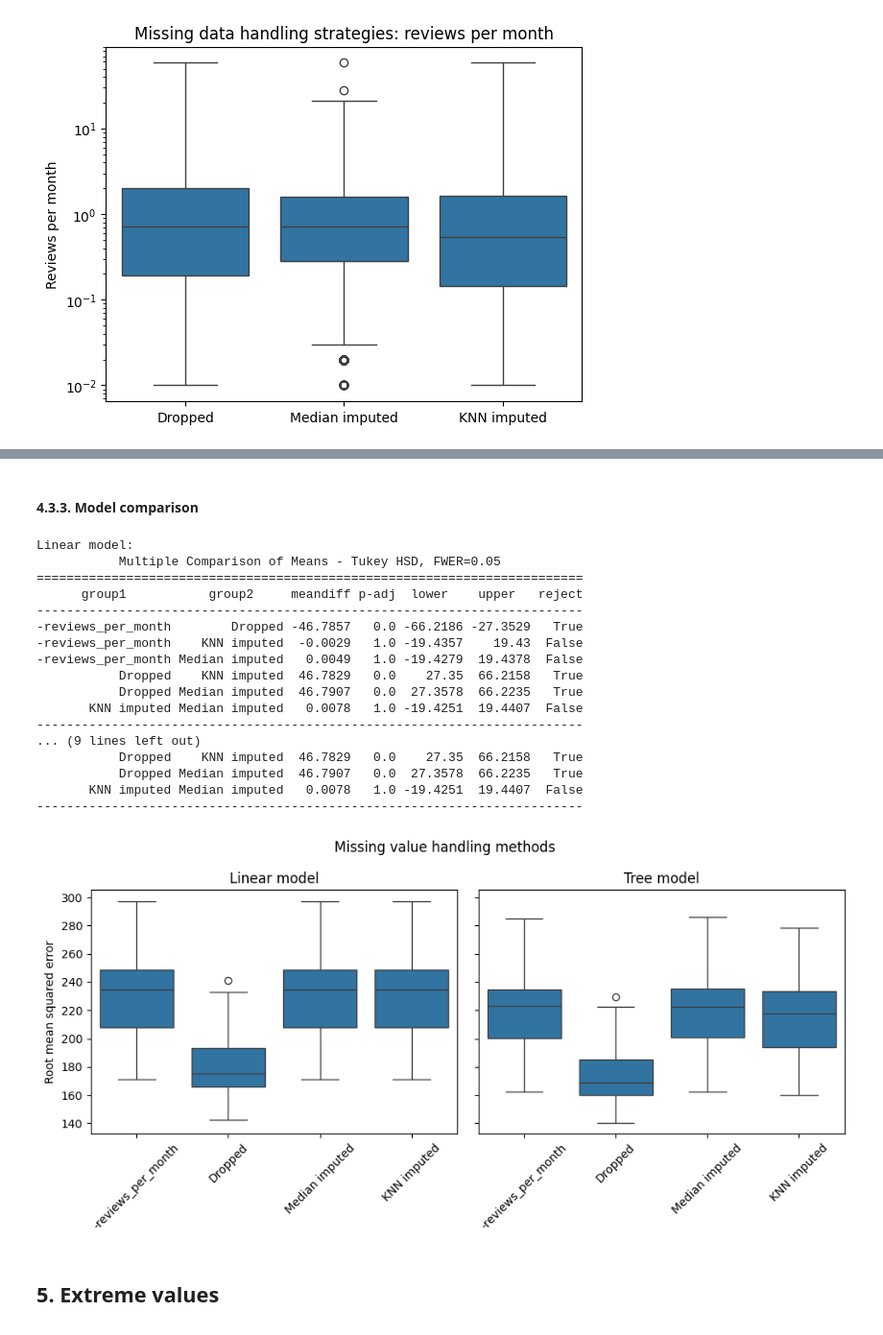
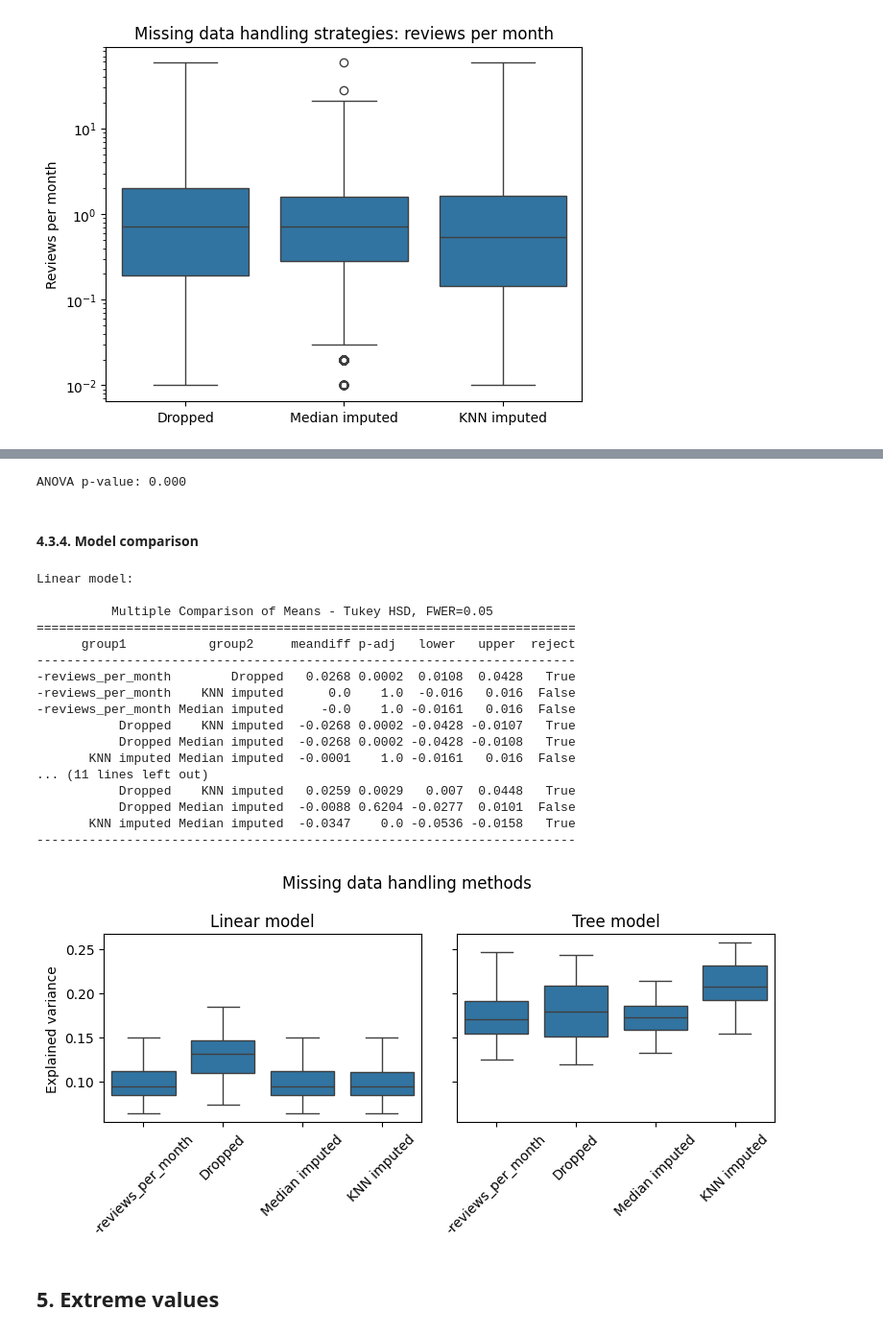
Before and after one commit to gperdrizet/gperdrizet-data-preprocessing-project-tutorial, a Jupyter notebook: gperdrizet-03_data_cleaning.ipynb, the cells around one changed output, grey strips where cells are left out. Shown at 96% size. Cells and saved outputs as stored; diff of their text form; code cells hidden in the pictures.

Commit message:
Refactored feature set testing, did general clean-up of titles and labels. Added interval feature distribution plots at the end.

```diff
--- a/gperdrizet-03_data_cleaning.ipynb
+++ b/gperdrizet-03_data_cleaning.ipynb
@@ -108,10 +118,10 @@ label_encoded_data_df.head().transpose()
 ### 3.2. One-hot encoding
 # %%
 one_hot_encoder=OneHotEncoder(sparse_output=False)
-one_hot_encoded_data=one_hot_encoder.fit_transform(data_df[categorical_features])
-one_hot_encoded_data_df=pd.DataFrame(one_hot_encoded_data, columns=one_hot_encoder.get_feature_names_out())
+one_hot_encoded_data=one_hot_encoder.fit_transform(data_df[nominal_features])
+one_hot_features=one_hot_encoder.get_feature_names_out()
+one_hot_encoded_data_df=pd.DataFrame(one_hot_encoded_data, columns=one_hot_features)
 one_hot_encoded_data_df=pd.concat([one_hot_encoded_data_df, data_df[numerical_features]], axis=1)
-encoding_datasets['One-hot encoded']=one_hot_encoded_data_df
-
-one_hot_encoded_data_df.head().transpose()
+encoded_datasets['One-hot encoded']=one_hot_encoded_data_df
+one_hot_encoded_data_df[one_hot_features].head()
 # %% [output]
@@ -206,7 +199,7 @@ Label encoded One-hot encoded   0.1353 0.9822 -11.9596 12.2303  False
 ## 4. Missing data
 # %%
 nan_cleaned_datasets={}
-encoded_data_df=label_encoded_data_df.copy()
+encoded_data_df=one_hot_encoded_data_df.copy()
 encoded_data_df.info()
 # %% [output]
 <class 'pandas.core.frame.DataFrame'>
@@ -289,0 +274,5 @@ Kruskal-Wallis p-value: 0.000
+# %%
+linear_cross_val_results_df, linear_tukey_result=funcs.evaluate_datasets(
+    LinearRegression(),
+    nan_cleaned_datasets
+)
@@ -303,47 +283,54 @@ Kruskal-Wallis p-value: 0.000
+# %%
+tree_cross_val_results_df, tree_tukey_result=funcs.evaluate_datasets(
+    HistGradientBoostingRegressor(),
+    nan_cleaned_datasets
+)
+# %% [output]
+ANOVA p-value: 0.000
 # %% [markdown]
-#### 4.3.3. Model comparison
+#### 4.3.4. Model comparison
 # %%
-print(f'Linear model:\n{linear_result}\n')
-print(f'Tree model:\n{tree_result}')
+print(f'Linear model:\n\n{linear_tukey_result}\n')
+print(f'Tree model:\n\n{tree_tukey_result}')
 
-fig, axs=plt.subplots(1,2, figsize=(10,5), sharey=True)
+fig, axs=plt.subplots(1,2, figsize=(8,4), sharey=True)
 axs=axs.flatten()
 
-fig.suptitle('Missing value handling methods')
+fig.suptitle('Missing data handling methods')
 
-sns.boxplot(linear_results_df, x='Feature set', y='Score', ax=axs[0])
+sns.boxplot(linear_cross_val_results_df, x='Feature set', y='Score', ax=axs[0])
 axs[0].set_title('Linear model')
 axs[0].set_xlabel('')
 axs[0].tick_params(axis='x', labelrotation=45)
-axs[0].set_ylabel('Root mean squared error')
+axs[0].set_ylabel('Explained variance')
 
-sns.boxplot(tree_results_df, x='Feature set', y='Score', ax=axs[1])
+sns.boxplot(tree_cross_val_results_df, x='Feature set', y='Score', ax=axs[1])
 axs[1].set_title('Tree model')
 axs[1].set_xlabel('')
 axs[1].tick_params(axis='x', labelrotation=45)
-axs[1].set_ylabel('Root mean squared error')
+axs[1].set_ylabel('Explained variance')
 
 plt.tight_layout()
 plt.show()
 # %% [output]
 Linear model:
-           Multiple Comparison of Means - Tukey HSD, FWER=0.05
-=========================================================================
-      group1           group2     meandiff p-adj  lower    upper   reject
--------------------------------------------------------------------------
--reviews_per_month        Dropped -46.7857   0.0 -66.2186 -27.3529   True
--reviews_per_month    KNN imputed  -0.0029   1.0 -19.4357    19.43  False
--reviews_per_month Median imputed   0.0049   1.0 -19.4279  19.4378  False
-           Dropped    KNN imputed  46.7829   0.0    27.35  66.2158   True
-           Dropped Median imputed  46.7907   0.0  27.3578  66.2235   True
-       KNN imputed Median imputed   0.0078   1.0 -19.4251  19.4407  False
--------------------------------------------------------------------------
-... (9 lines left out)
-           Dropped    KNN imputed  46.7829   0.0    27.35  66.2158   True
-           Dropped Median imputed  46.7907   0.0  27.3578  66.2235   True
-       KNN imputed Median imputed   0.0078   1.0 -19.4251  19.4407  False
--------------------------------------------------------------------------
+
+          Multiple Comparison of Means - Tukey HSD, FWER=0.05
+========================================================================
+      group1           group2     meandiff p-adj   lower   upper  reject
+------------------------------------------------------------------------
+-reviews_per_month        Dropped   0.0268 0.0002  0.0108  0.0428   True
+-reviews_per_month    KNN imputed      0.0    1.0  -0.016   0.016  False
+-reviews_per_month Median imputed     -0.0    1.0 -0.0161   0.016  False
+           Dropped    KNN imputed  -0.0268 0.0002 -0.0428 -0.0107   True
+           Dropped Median imputed  -0.0268 0.0002 -0.0428 -0.0108   True
+       KNN imputed Median imputed  -0.0001    1.0 -0.0161   0.016  False
+... (11 lines left out)
+           Dropped    KNN imputed   0.0259 0.0029   0.007  0.0448   True
+           Dropped Median imputed  -0.0088 0.6204 -0.0277  0.0101  False
+       KNN imputed Median imputed  -0.0347    0.0 -0.0536 -0.0158   True
+------------------------------------------------------------------------
-[figure, old version]
+[figure, new version]
 # %% [markdown]
 ## 5. Extreme values
 # %%
```
Also changed, not shown: parts of 40 cells of this notebook, 1 other file.
